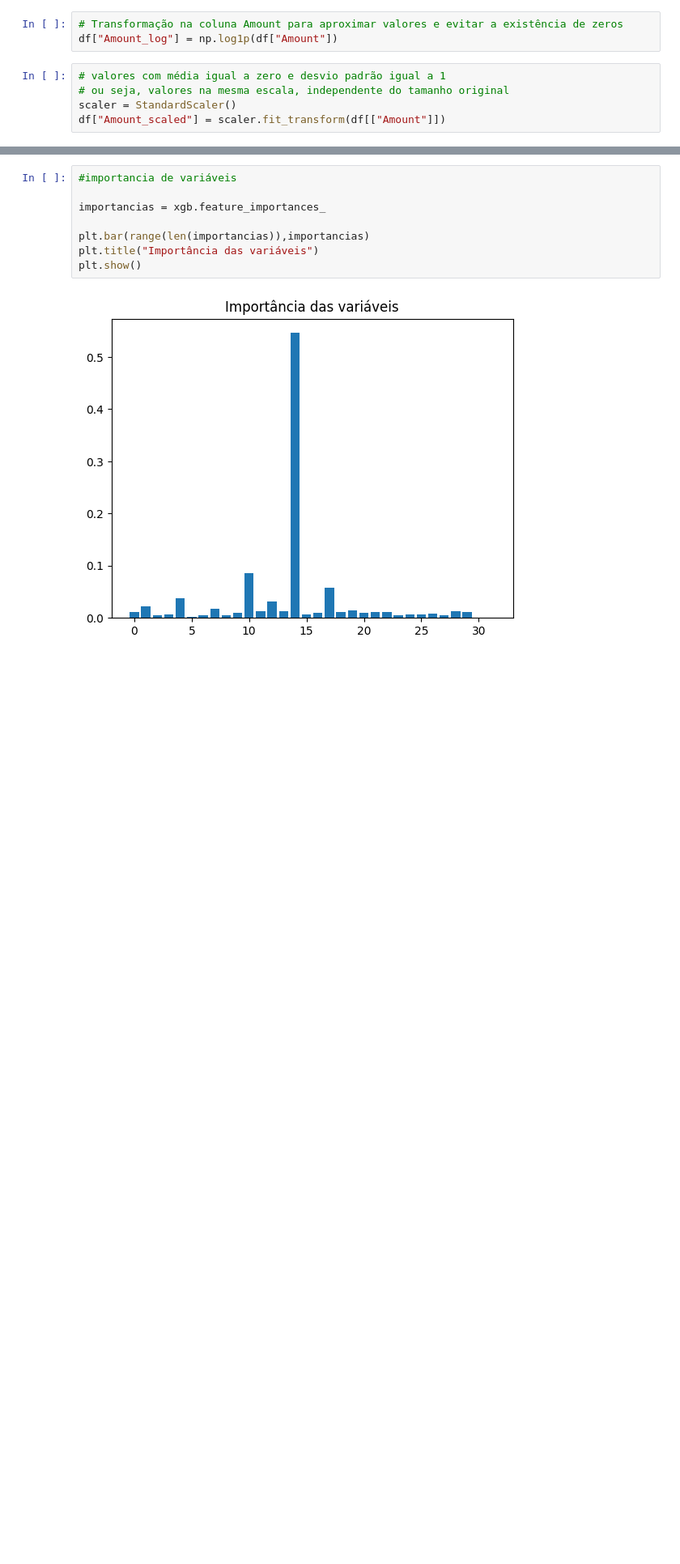
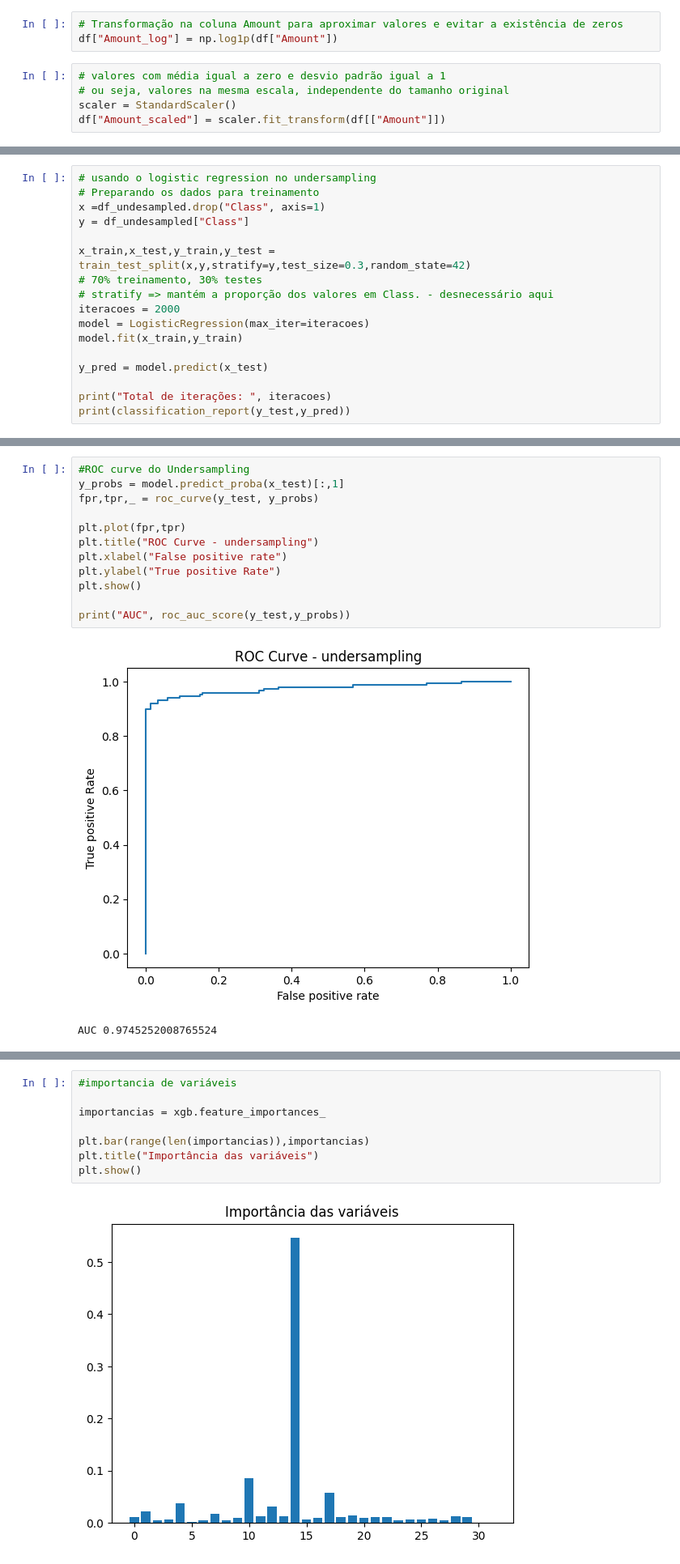
Before and after one commit to jorgetxjr/detect_anomalia_transacoes_dio, a Jupyter notebook: deteccao_fraudes.ipynb, the cells around one changed output, grey strips where cells are left out. Shown at 81% size. Drawn from its saved outputs; the diff is of its cells as text; blank space fills up the shorter version.

Commit message:
aprimoramentos aplicatos e testados com undersampling

```diff
--- a/deteccao_fraudes.ipynb
+++ b/deteccao_fraudes.ipynb
@@ -111,0 +127,17 @@ df_undesampled = pd.concat([fraudes, normais])
+# %%
+# usando o logistic regression no undersampling
+# Preparando os dados para treinamento
+x =df_undesampled.drop("Class", axis=1)
+y = df_undesampled["Class"]
+
+x_train,x_test,y_train,y_test = train_test_split(x,y,stratify=y,test_size=0.3,random_state=42)
+# 70% treinamento, 30% testes
+# stratify => mantém a proporção dos valores em Class. - desnecessário aqui
+iteracoes = 2000
+model = LogisticRegression(max_iter=iteracoes)
+model.fit(x_train,y_train)
+
+y_pred = model.predict(x_test)
+
+print("Total de iterações: ", iteracoes)
+print(classification_report(y_test,y_pred))
@@ -111,0 +162,15 @@ df_undesampled = pd.concat([fraudes, normais])
+# %%
+#ROC curve do Undersampling
+y_probs = model.predict_proba(x_test)[:,1]
+fpr,tpr,_ = roc_curve(y_test, y_probs)
+
+plt.plot(fpr,tpr)
+plt.title("ROC Curve - undersampling")
+plt.xlabel("False positive rate")
+plt.ylabel("True positive Rate")
+plt.show()
+
+print("AUC", roc_auc_score(y_test,y_probs))
+# %% [output]
+[figure, added]
+AUC 0.9745252008765524
```
Also changed, not shown: parts of 18 cells of this notebook.
